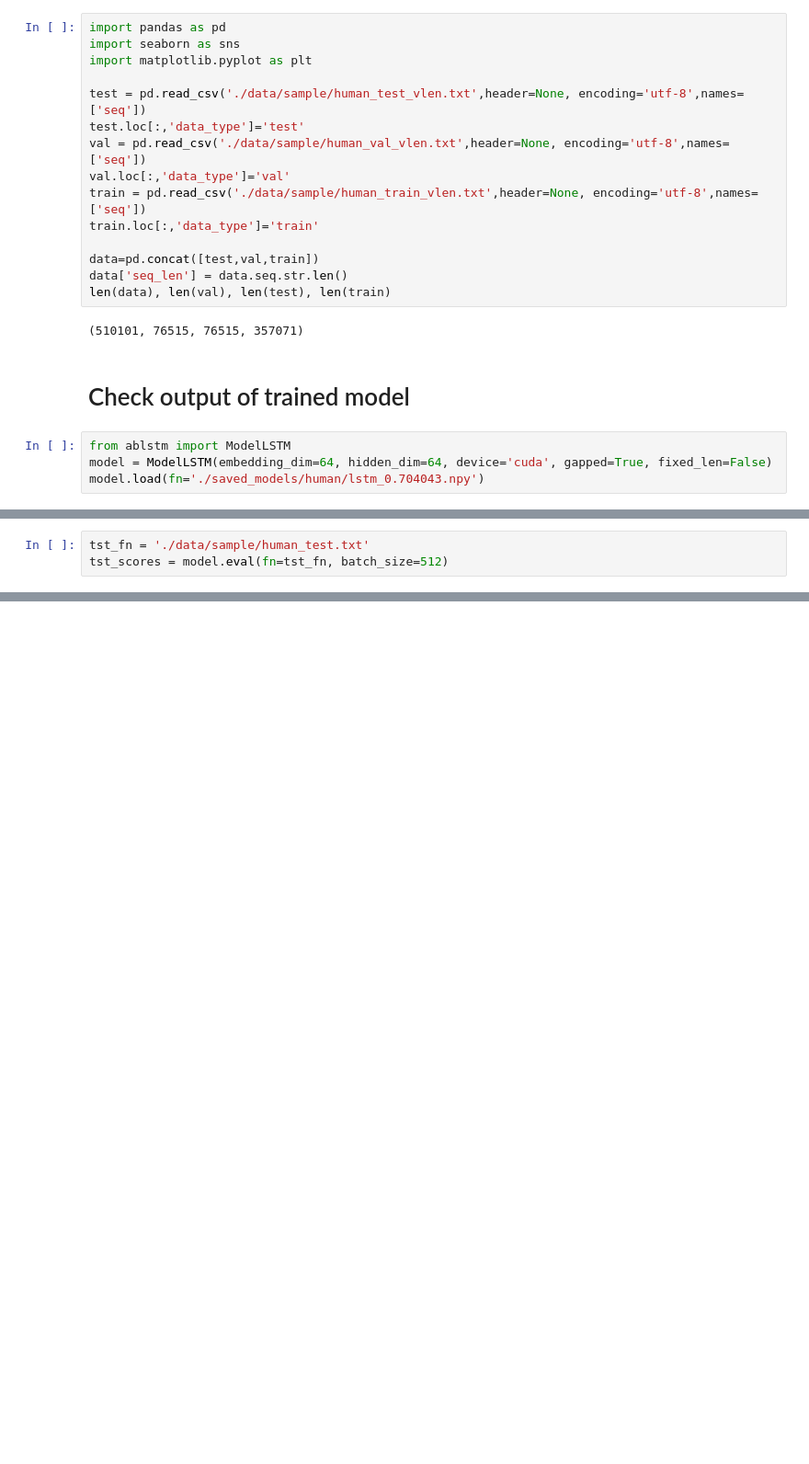
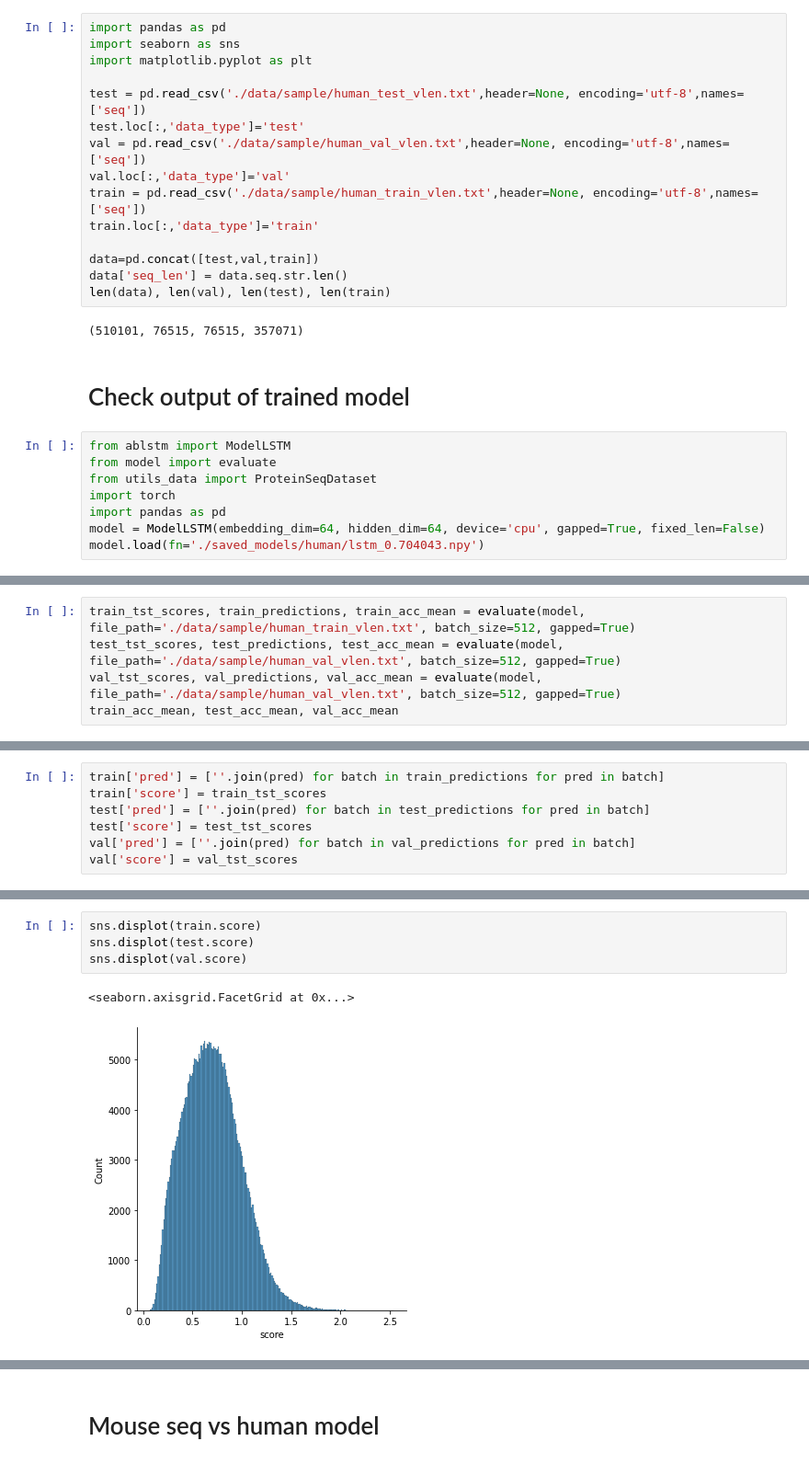
Before and after one commit to jaroslawk/peds2019, a Jupyter notebook: eda_predict.ipynb, the cells around one changed output, grey strips where cells are left out. Shown: that part at 92% size. Cells and saved outputs as stored; diff of their text form; blank space fills up the shorter version.

Commit message:
predicting human and mouse seq

```diff
--- a/eda_predict.ipynb
+++ b/eda_predict.ipynb
@@ -19,5 +19,9 @@ len(data), len(val), len(test), len(train)
 # Check output of trained model
 # %%
 from ablstm import ModelLSTM
-model = ModelLSTM(embedding_dim=64, hidden_dim=64, device='cuda', gapped=True, fixed_len=False)
+from model import evaluate
+from utils_data import ProteinSeqDataset
+import torch
+import pandas as pd
+model = ModelLSTM(embedding_dim=64, hidden_dim=64, device='cpu', gapped=True, fixed_len=False)
 model.load(fn='./saved_models/human/lstm_0.704043.npy')
@@ -26,3 +28,5 @@ SyntaxError: invalid syntax (ablstm.py, line 62)
 # %%
-tst_fn = './data/sample/human_test.txt'
-tst_scores = model.eval(fn=tst_fn, batch_size=512)
+train_tst_scores, train_predictions, train_acc_mean = evaluate(model, file_path='./data/sample/human_train_vlen.txt', batch_size=512, gapped=True)
+test_tst_scores, test_predictions, test_acc_mean = evaluate(model, file_path='./data/sample/human_val_vlen.txt', batch_size=512, gapped=True)
+val_tst_scores, val_predictions, val_acc_mean = evaluate(model, file_path='./data/sample/human_val_vlen.txt', batch_size=512, gapped=True)
+train_acc_mean, test_acc_mean, val_acc_mean
@@ -42,0 +35,7 @@ show accuracy on validation set
+# %%
+train['pred'] = [''.join(pred) for batch in train_predictions for pred in batch]
+train['score'] = train_tst_scores
+test['pred'] = [''.join(pred) for batch in test_predictions for pred in batch]
+test['score'] = test_tst_scores
+val['pred'] = [''.join(pred) for batch in val_predictions for pred in batch]
+val['score'] = val_tst_scores
@@ -42,0 +52,7 @@ show accuracy on validation set
+# %%
+sns.displot(train.score)
+sns.displot(test.score)
+sns.displot(val.score)
+# %% [output]
+<seaborn.axisgrid.FacetGrid at 0x...>
+[figure, added]
@@ -42,0 +61,2 @@ show accuracy on validation set
+# %% [markdown]
+# Mouse seq vs human model
```
Also changed, not shown: parts of 11 cells of this notebook, 2 other files.
